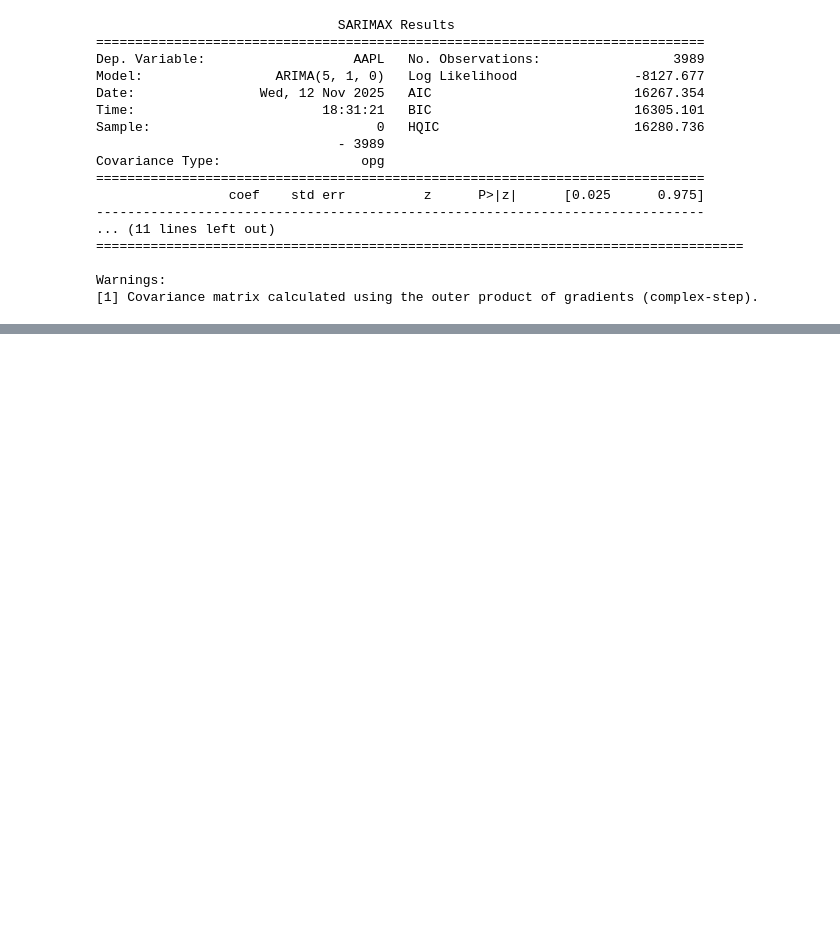
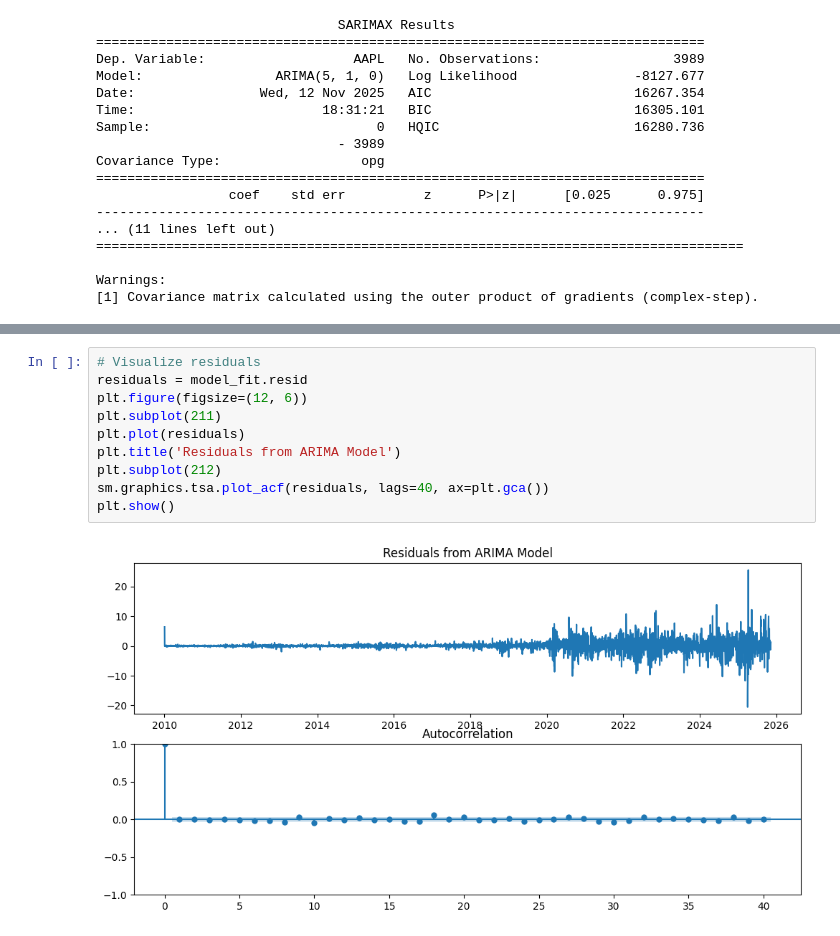
Before and after one commit to jamesb97/AlgorithmicTrading, a Jupyter notebook: APPLTradingExample.ipynb, the cells around one changed output, grey strips where cells are left out. Saved outputs shown, nothing was run; the diff lists cells and outputs as text; blank space fills up the shorter version.

```diff
--- a/APPLTradingExample.ipynb
+++ b/APPLTradingExample.ipynb
@@ -82,0 +100,12 @@ Warnings:
+# %%
+# Visualize residuals
+residuals = model_fit.resid
+plt.figure(figsize=(12, 6))
+plt.subplot(211)
+plt.plot(residuals)
+plt.title('Residuals from ARIMA Model')
+plt.subplot(212)
+sm.graphics.tsa.plot_acf(residuals, lags=40, ax=plt.gca())
+plt.show()
+# %% [output]
+[figure, added]
```
Also changed, not shown: parts of 1 cell of this notebook.
